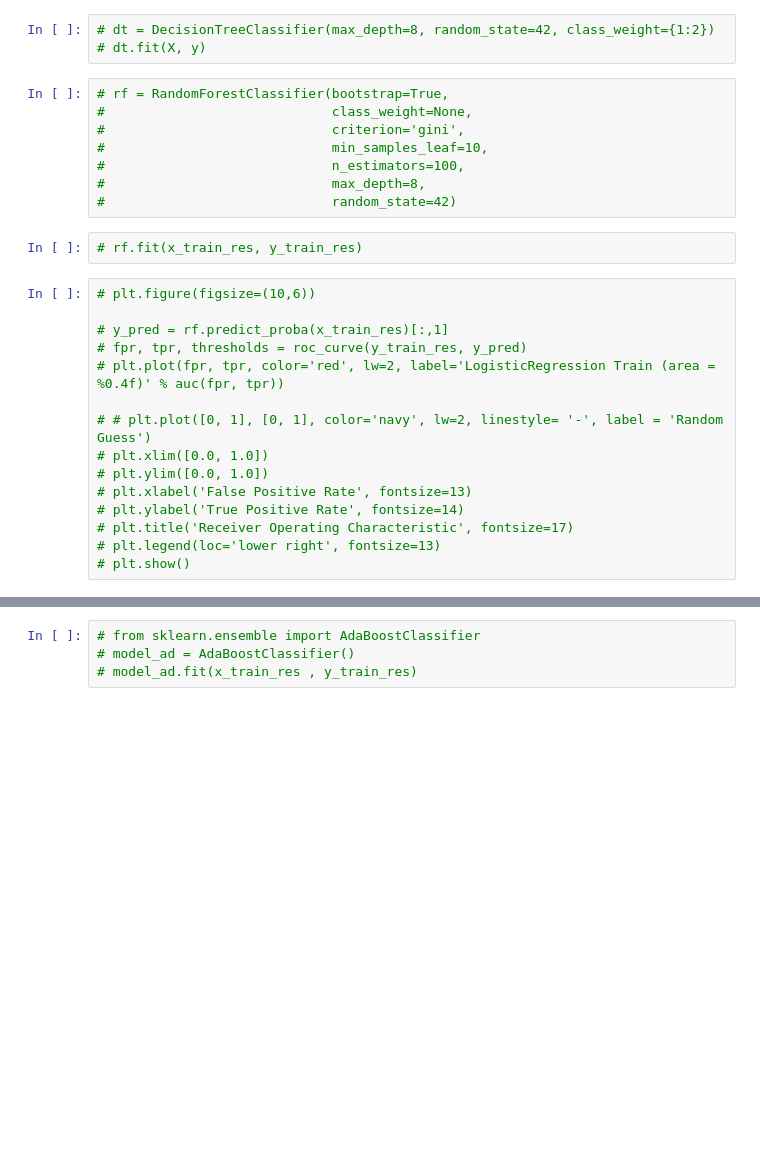
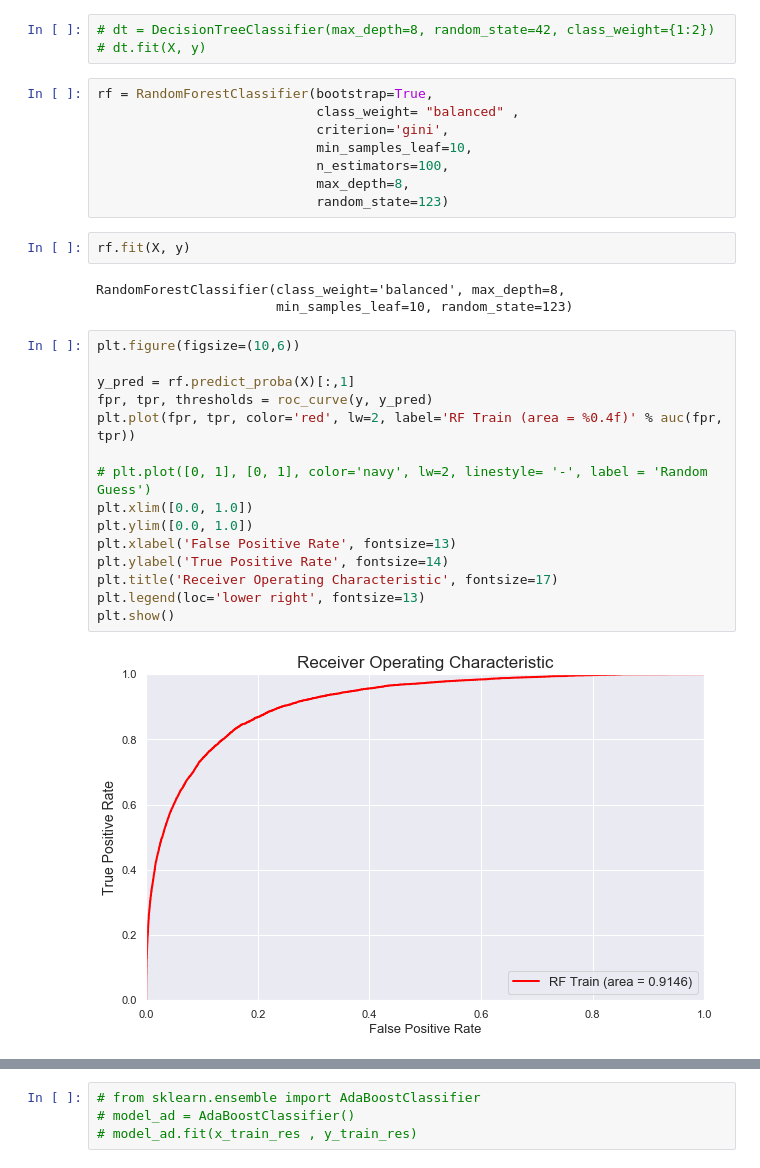
Before and after one commit to curie-capstone/predicting-patient-outcomes, a Jupyter notebook: ravinder/modeling_ravinder.ipynb, the cells around one changed output, grey strips where cells are left out. Cells and saved outputs as stored; diff of their text form; blank space fills up the shorter version.

```diff
--- a/ravinder/modeling_ravinder.ipynb
+++ b/ravinder/modeling_ravinder.ipynb
@@ -727,28 +769,33 @@ plt.show()
 # dt = DecisionTreeClassifier(max_depth=8, random_state=42, class_weight={1:2})
 # dt.fit(X, y)
 # %%
-# rf = RandomForestClassifier(bootstrap=True,
-#                             class_weight=None,
-#                             criterion='gini',
-#                             min_samples_leaf=10,
-#                             n_estimators=100,
-#                             max_depth=8,
-#                             random_state=42)
+rf = RandomForestClassifier(bootstrap=True,
+                            class_weight= "balanced" ,
+                            criterion='gini',
+                            min_samples_leaf=10,
+                            n_estimators=100,
+                            max_depth=8,
+                            random_state=123)
-# %%
-# rf.fit(x_train_res, y_train_res)
+# %%
+rf.fit(X, y)
+# %% [output]
+RandomForestClassifier(class_weight='balanced', max_depth=8,
+                       min_samples_leaf=10, random_state=123)
 # %%
-# plt.figure(figsize=(10,6))
+plt.figure(figsize=(10,6))
 
-# y_pred = rf.predict_proba(x_train_res)[:,1]
-# fpr, tpr, thresholds = roc_curve(y_train_res, y_pred)
-# plt.plot(fpr, tpr, color='red', lw=2, label='LogisticRegression Train (area = %0.4f)' % auc(fpr, tpr))
+y_pred = rf.predict_proba(X)[:,1]
+fpr, tpr, thresholds = roc_curve(y, y_pred)
+plt.plot(fpr, tpr, color='red', lw=2, label='RF Train (area = %0.4f)' % auc(fpr, tpr))
 
-# # plt.plot([0, 1], [0, 1], color='navy', lw=2, linestyle= '-', label = 'Random Guess')
-# plt.xlim([0.0, 1.0])
-# plt.ylim([0.0, 1.0])
-# plt.xlabel('False Positive Rate', fontsize=13)
-# plt.ylabel('True Positive Rate', fontsize=14)
-# plt.title('Receiver Operating Characteristic', fontsize=17)
-# plt.legend(loc='lower right', fontsize=13)
-# plt.show()
+# plt.plot([0, 1], [0, 1], color='navy', lw=2, linestyle= '-', label = 'Random Guess')
+plt.xlim([0.0, 1.0])
+plt.ylim([0.0, 1.0])
+plt.xlabel('False Positive Rate', fontsize=13)
+plt.ylabel('True Positive Rate', fontsize=14)
+plt.title('Receiver Operating Characteristic', fontsize=17)
+plt.legend(loc='lower right', fontsize=13)
+plt.show()
+# %% [output]
+[figure, added]
 # %%
```
Also changed, not shown: parts of 51 cells of this notebook.
